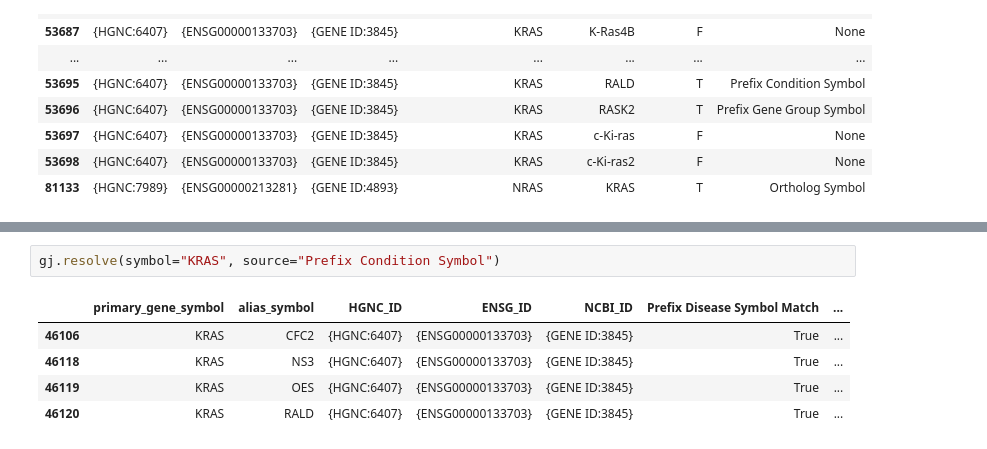
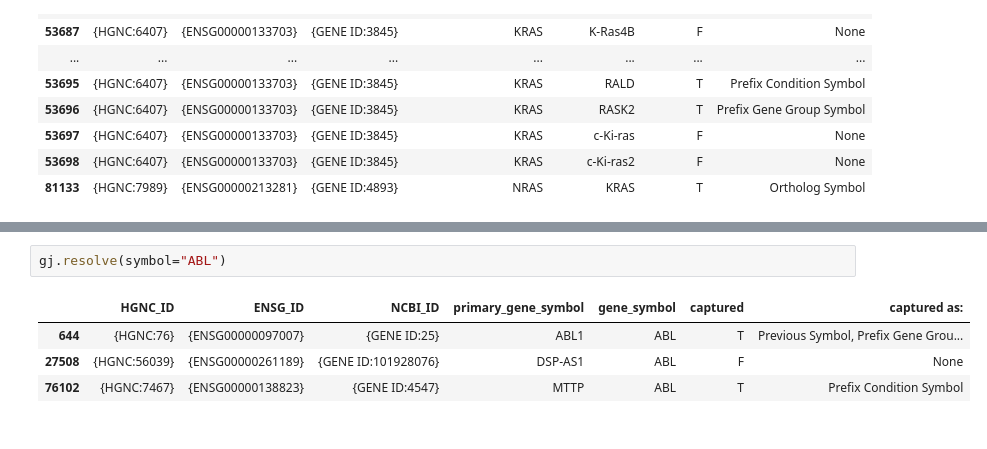
Before and after one commit to cancervariants/gene-harmony, a Jupyter notebook: gene_jar_example_use.ipynb, the cells around one changed output, grey strips where cells are left out. Cells and saved outputs as stored; diff of their text form.

```diff
--- a/gene_jar_example_use.ipynb
+++ b/gene_jar_example_use.ipynb
@@ -78,10 +78,9 @@ rows_primary
 | 77847 | {HGNC:25121} | {ENSG00000270170} | {GENE ID:152217} | NCBP2AS2 | KRASIM | F | None |
 | 81133 | {HGNC:7989} | {ENSG00000213281} | {GENE ID:4893} | NRAS | KRAS | T | Ortholog Symbol |
 # %%
-gj.resolve(symbol="KRAS", source="Prefix Condition Symbol")
+gj.resolve(symbol="ABL")
 # %% [output]
-|  | primary_gene_symbol | alias_symbol | HGNC_ID | ENSG_ID | NCBI_ID | Prefix Disease Symbol Match | ... |
-| 46106 | KRAS | CFC2 | {HGNC:6407} | {ENSG00000133703} | {GENE ID:3845} | True | ... |
-| 46118 | KRAS | NS3 | {HGNC:6407} | {ENSG00000133703} | {GENE ID:3845} | True | ... |
-| 46119 | KRAS | OES | {HGNC:6407} | {ENSG00000133703} | {GENE ID:3845} | True | ... |
-| 46120 | KRAS | RALD | {HGNC:6407} | {ENSG00000133703} | {GENE ID:3845} | True | ... |
+|  | HGNC_ID | ENSG_ID | NCBI_ID | primary_gene_symbol | gene_symbol | captured | captured as: |
+| 644 | {HGNC:76} | {ENSG00000097007} | {GENE ID:25} | ABL1 | ABL | T | Previous Symbol, Prefix Gene Grou... |
+| 27508 | {HGNC:56039} | {ENSG00000261189} | {GENE ID:101928076} | DSP-AS1 | ABL | F | None |
+| 76102 | {HGNC:7467} | {ENSG00000138823} | {GENE ID:4547} | MTTP | ABL | T | Prefix Condition Symbol |
```
Also changed, not shown: parts of 2 cells of this notebook, 1 other file.
